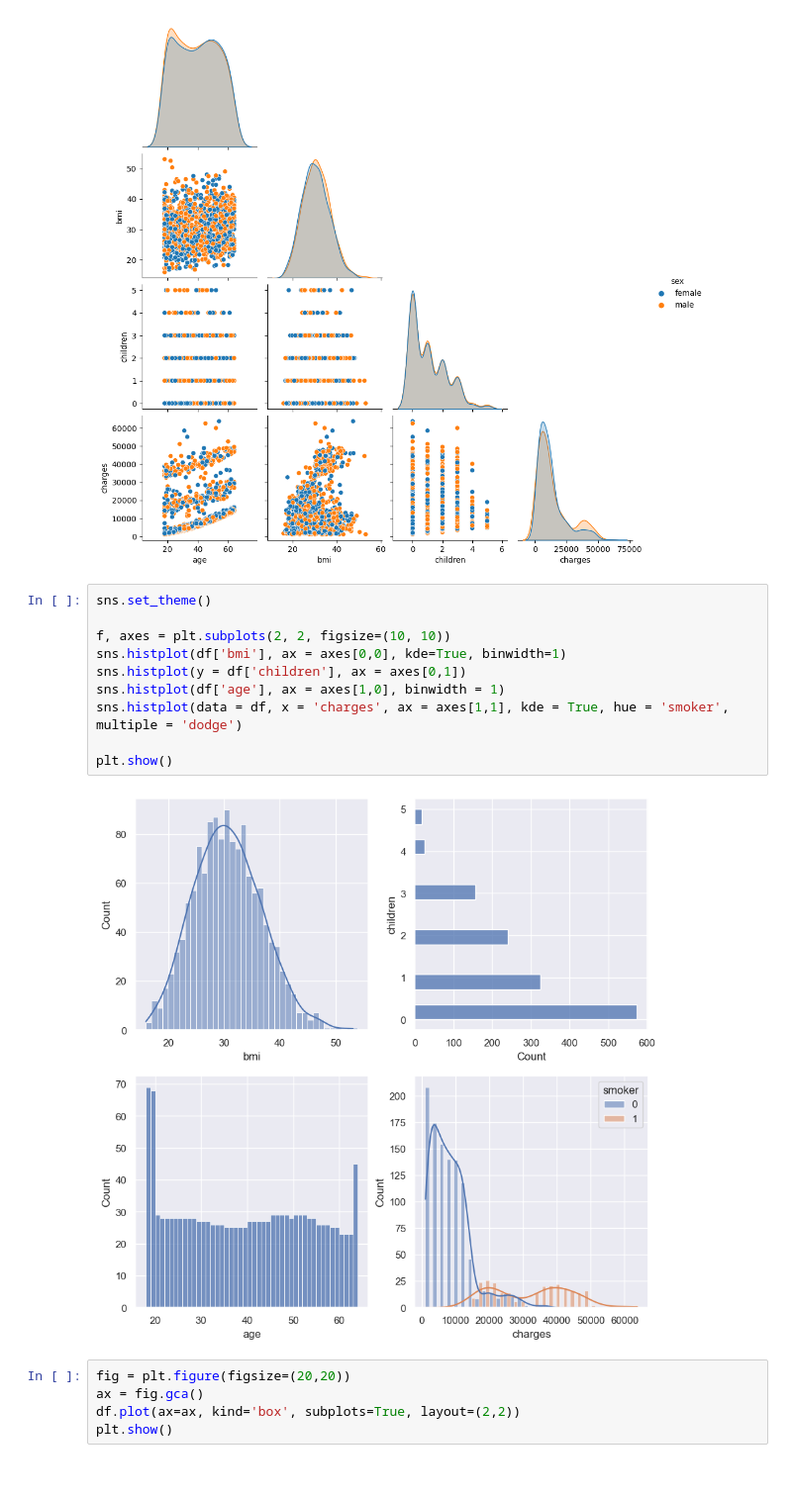
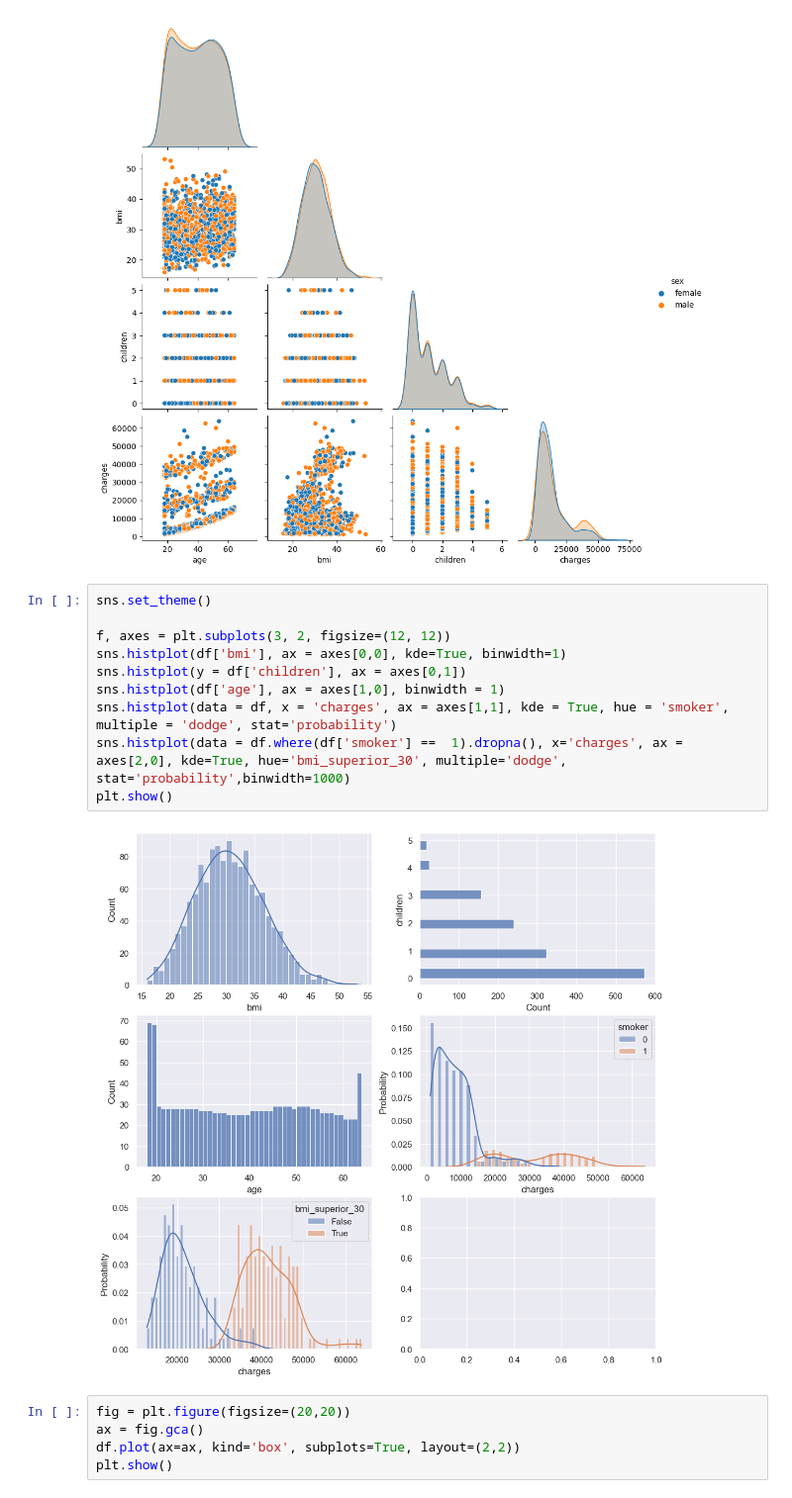
Before and after one commit to motm-1/medical_insurance, a Jupyter notebook: Analysis.ipynb, the cells around one changed output. Shown at 99% size. Cells and saved outputs as stored; diff of their text form.

```diff
--- a/Analysis.ipynb
+++ b/Analysis.ipynb
@@ -92,15 +92,15 @@ sns.pairplot(df, hue = 'sex', corner = True)
 # %%
 sns.set_theme()
 
-f, axes = plt.subplots(2, 2, figsize=(10, 10))
+f, axes = plt.subplots(3, 2, figsize=(12, 12))
 sns.histplot(df['bmi'], ax = axes[0,0], kde=True, binwidth=1)
 sns.histplot(y = df['children'], ax = axes[0,1])
 sns.histplot(df['age'], ax = axes[1,0], binwidth = 1)
-sns.histplot(data = df, x = 'charges', ax = axes[1,1], kde = True, hue = 'smoker', multiple = 'dodge')
-
+sns.histplot(data = df, x = 'charges', ax = axes[1,1], kde = True, hue = 'smoker', multiple = 'dodge', stat='probability')
+sns.histplot(data = df.where(df['smoker'] ==  1).dropna(), x='charges', ax = axes[2,0], kde=True, hue='bmi_superior_30', multiple='dodge', stat='probability',binwidth=1000)
 plt.show()
 # %% [output]
-[figure, old version]
+[figure, new version]
 # %%
 fig = plt.figure(figsize=(20,20))
 ax = fig.gca()
```
Also changed, not shown: parts of 8 cells of this notebook, 1 other file.
